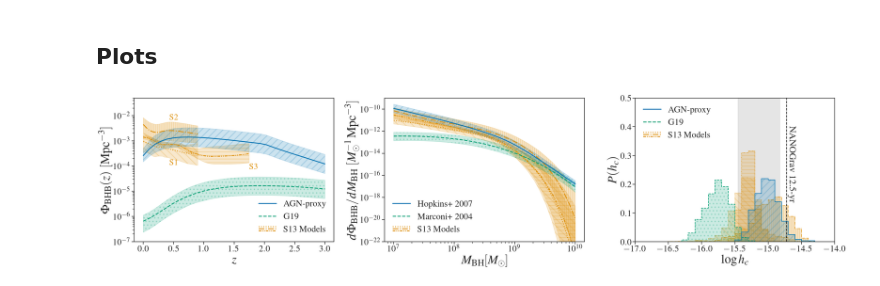
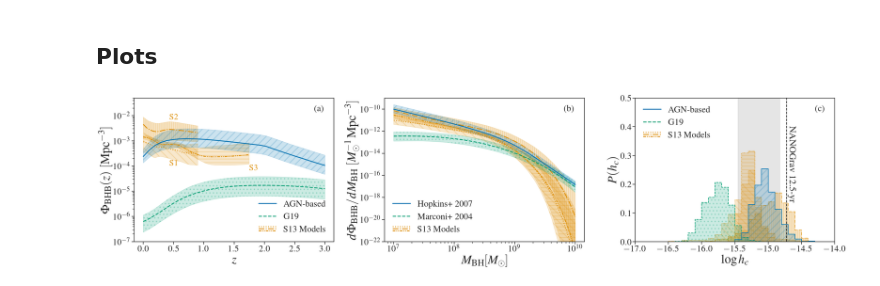
Before and after one commit to jacaseyclyde/multimessenger_smbhbs, a Jupyter notebook: notebooks/1. Constructing Binary Populations.ipynb, the cells around one changed output. Saved outputs shown, nothing was run; the diff lists cells and outputs as text; code cells hidden in the pictures.

```diff
--- a/notebooks/1. Constructing Binary Populations.ipynb
+++ b/notebooks/1. Constructing Binary Populations.ipynb
@@ -2175,8 +2175,10 @@ ax[0].set_xlabel(r'$z$', fontsize=label_fsize)
 # ax[0].set_ylim((10 ** (log_nz_i_l_kw_fid_min - 1), 10 ** (log_nz_i_l_kw_fid_max + 1)))
 ax[0].set_ylim(top=5e-2, bottom=1e-7)
 
-ax[0].legend([m1, m2, (s1, s2, s3)], ['AGN-proxy', 'G19', 'S13 Models'], numpoints=1,
+ax[0].legend([m1, m2, (s1, s2, s3)], ['AGN-based', 'G19', 'S13 Models'], numpoints=1,
              handler_map={tuple: HandlerTupleVertical(ndivide=None)}, loc='lower right', frameon=False, fontsize=legend_fsize)
+
+ax[0].text(.95, .95, '(a)', fontsize=legend_fsize, verticalalignment='top', horizontalalignment='right', transform=ax[0].transAxes)
 
 ax[1].fill_between(10 ** log_m_bh_range, S1_local_bhmf_q[0], S1_local_bhmf_q[2], color=cs[1], alpha=.2, hatch='\\')
 s1, = ax[1].plot(10 ** log_m_bh_range, S1_local_bhmf_q[1], color=cs[1],
@@ -2201,6 +2203,7 @@ ax[1].set_xlabel(r'$M_{\rm{BH}} [M_{\odot}]$', fontsize=label_fsize)
 ax[1].set_ylim(bottom=1e-22, top=1e-9)
 ax[1].legend([m1, m2, (s1, s2, s3)], ['Hopkins+ 2007', 'Marconi+ 2004', 'S13 Models'], numpoints=1,
              handler_map={tuple: HandlerTupleVertical(ndivide=None)}, loc='lower left', frameon=False, fontsize=legend_fsize)
+ax[1].text(.95, .95, '(b)', fontsize=legend_fsize, verticalalignment='top', horizontalalignment='right', transform=ax[1].transAxes)
 
 ax[2].axvspan(log_sesana_min, log_sesana_max, color='k', alpha=.1)
 ax[2].hist(np.log10(S1_hc[-1, -1, -1, :]), histtype='step', bins=bins,
@@ -2239,34 +2242,35 @@ ax[2].hist(np.log10(G19_hc[-1, -1, :]), histtype='step', bins=bins, density=Fals
            label=r'G19', weights=np.repeat(1 / len(G19_hc[-1, -1, :]), len(G19_hc[-1, -1, :])), linewidth=2)
 
 ax[2].hist(np.log10(hc[-1, -1, -1, :]), histtype='step', bins=bins, density=False, color=cs[0], linestyle='-',
-           label=r'AGN-proxy', weights=np.repeat(1 / len(hc[-1, -1, -1, :]), len(hc[-1, -1, -1, :])), linewidth=2,
+           label=r'AGN-based', weights=np.repeat(1 / len(hc[-1, -1, -1, :]), len(hc[-1, -1, -1, :])), linewidth=2,
            fill=True, alpha=.2, hatch='/')
 ax[2].hist(np.log10(hc[-1, -1, -1, :]), histtype='step', bins=bins, density=False, color=cs[0], linestyle='-',
-           label=r'AGN-proxy', weights=np.repeat(1 / len(hc[-1, -1, -1, :]), len(hc[-1, -1, -1, :])), linewidth=2)
+           label=r'AGN-based', weights=np.repeat(1 / len(hc[-1, -1, -1, :]), len(hc[-1, -1, -1, :])), linewidth=2)
 
 # ax[2].annotate(r'S13',
 #                xy=(log_sesana_min - .3, .49))
 # ax[2].errorbar(log_hc_mid, 0.45,
 #              xerr=[[log_hc_l],
 #                    [log_hc_h]],
 #              capsize=4, color=cs[0])
 # ax[2].annotate(r'This Work',
 #                xy=(log_hc_min - .75, .44))
 
 ax[2].axvline(np.log10(1.9e-15), color='k', linestyle='--')
 ax[2].annotate(r'NANOGrav 12.5-yr',
                xy=(np.log10(1.9e-15) + .03, .4), xytext=(3, 3),
                textcoords="offset points", rotation_mode='anchor', rotation=-90)
 ax[2].set_xlabel(r'$\log h_{c}$', fontsize=label_fsize)
 ax[2].set_ylabel(r'$P(h_{c})$', fontsize=label_fsize)
 ax[2].set_xlim(left=-17, right=-14)
 ax[2].set_ylim(top=.5)
-ax[2].legend([m1, m2, (s1, s2, s3)], ['AGN-proxy', 'G19', 'S13 Models'], numpoints=1,
+ax[2].legend([m1, m2, (s1, s2, s3)], ['AGN-based', 'G19', 'S13 Models'], numpoints=1,
              handler_map={tuple: HandlerTupleVertical(ndivide=None)}, frameon=False, loc='upper left', fontsize=legend_fsize)
+ax[2].text(.95, .95, '(c)', fontsize=legend_fsize, verticalalignment='top', horizontalalignment='right', transform=ax[2].transAxes)
 
 plt.tight_layout()
 plt.savefig('../reports/figures/model_comparison.pdf')
 plt.savefig('../reports/figures/model_comparison.png')
 plt.show()
 # %% [output]
-[figure, old version]
+[figure, new version]
```
Also changed, not shown: parts of 45 cells of this notebook, 35 other files.
